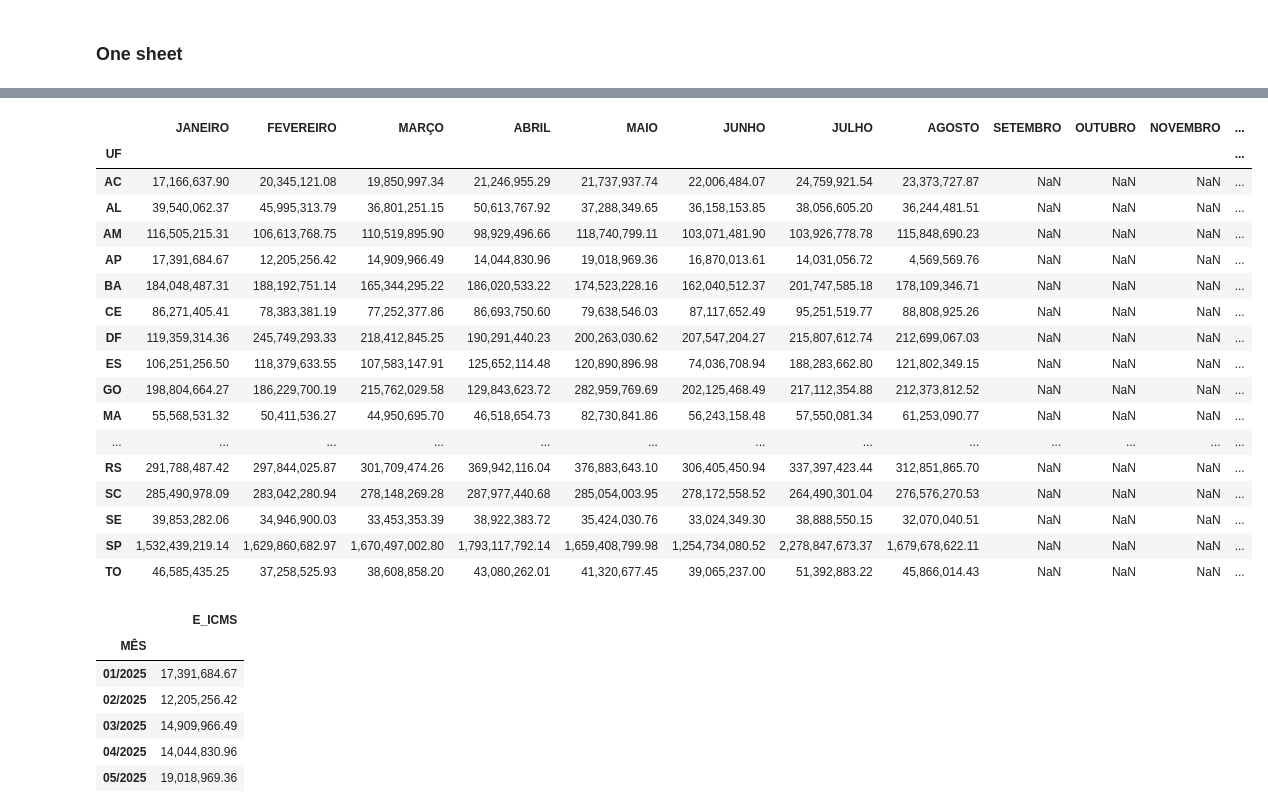
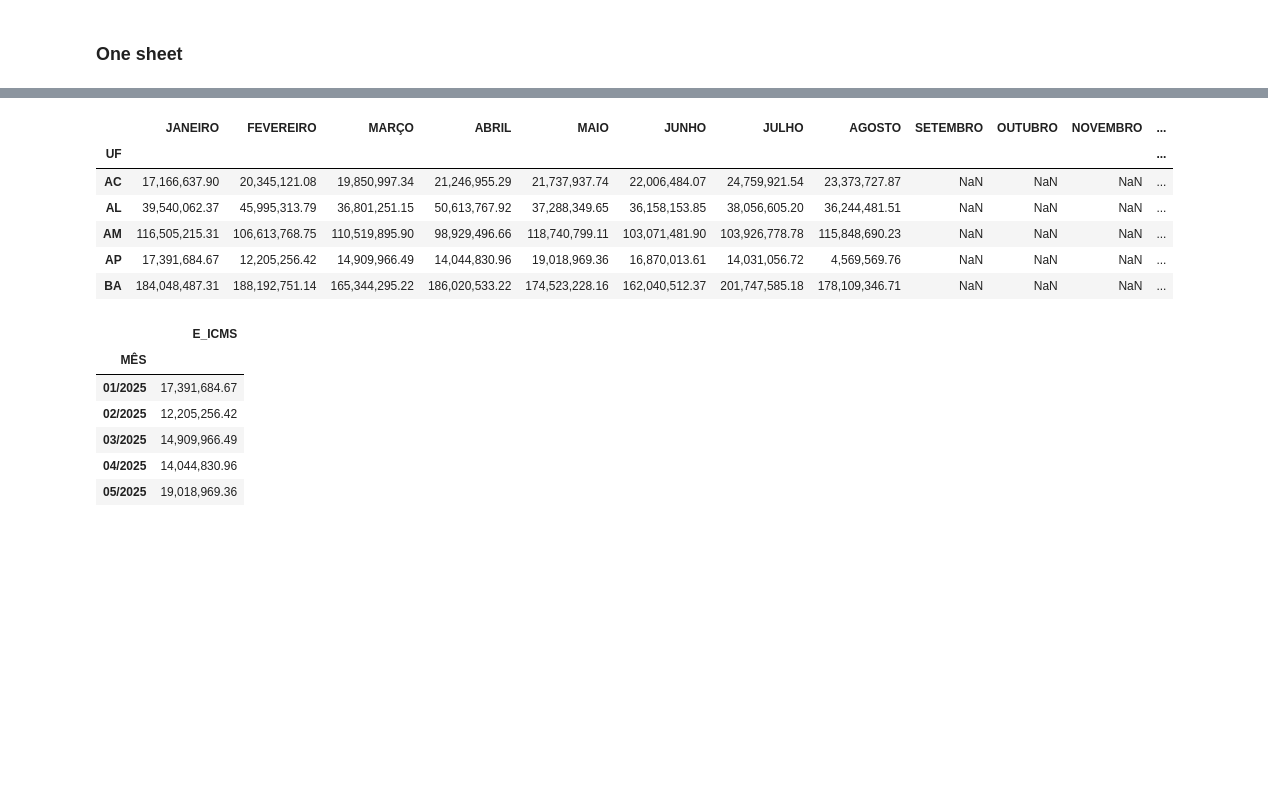
Before and after one commit to adrsb/cacs_fundeb_analysis, a Jupyter notebook: notebooks/00_exploratory_data_analysis.ipynb, the cells around one changed output, grey strips where cells are left out. Drawn from its saved outputs; the diff is of its cells as text; code cells hidden in the pictures; blank space fills up the shorter version.

```diff
--- a/notebooks/00_exploratory_data_analysis.ipynb
+++ b/notebooks/00_exploratory_data_analysis.ipynb
@@ -268,25 +267,16 @@ raw_fnde_sheet_data
 # %%
-from src.processing.public_transfers import clean_fnde_sheet_data
+from src.cacs_fundeb_analysis.elt.transform.public_transfers import (
+    clean_fnde_sheet_data,
+)
 
 clean_fnde_sheet_data = clean_fnde_sheet_data(raw_fnde_sheet_data)
-clean_fnde_sheet_data
+clean_fnde_sheet_data.head()
 # %% [output]
 |  | JANEIRO | FEVEREIRO | MARÇO | ABRIL | MAIO | JUNHO | JULHO | AGOSTO | SETEMBRO | OUTUBRO | NOVEMBRO | ... |
 | UF |  |  |  |  |  |  |  |  |  |  |  | ... |
 | AC | 17,166,637.90 | 20,345,121.08 | 19,850,997.34 | 21,246,955.29 | 21,737,937.74 | 22,006,484.07 | 24,759,921.54 | 23,373,727.87 | NaN | NaN | NaN | ... |
 | AL | 39,540,062.37 | 45,995,313.79 | 36,801,251.15 | 50,613,767.92 | 37,288,349.65 | 36,158,153.85 | 38,056,605.20 | 36,244,481.51 | NaN | NaN | NaN | ... |
 | AM | 116,505,215.31 | 106,613,768.75 | 110,519,895.90 | 98,929,496.66 | 118,740,799.11 | 103,071,481.90 | 103,926,778.78 | 115,848,690.23 | NaN | NaN | NaN | ... |
 | AP | 17,391,684.67 | 12,205,256.42 | 14,909,966.49 | 14,044,830.96 | 19,018,969.36 | 16,870,013.61 | 14,031,056.72 | 4,569,569.76 | NaN | NaN | NaN | ... |
 | BA | 184,048,487.31 | 188,192,751.14 | 165,344,295.22 | 186,020,533.22 | 174,523,228.16 | 162,040,512.37 | 201,747,585.18 | 178,109,346.71 | NaN | NaN | NaN | ... |
-| CE | 86,271,405.41 | 78,383,381.19 | 77,252,377.86 | 86,693,750.60 | 79,638,546.03 | 87,117,652.49 | 95,251,519.77 | 88,808,925.26 | NaN | NaN | NaN | ... |
-| DF | 119,359,314.36 | 245,749,293.33 | 218,412,845.25 | 190,291,440.23 | 200,263,030.62 | 207,547,204.27 | 215,807,612.74 | 212,699,067.03 | NaN | NaN | NaN | ... |
-| ES | 106,251,256.50 | 118,379,633.55 | 107,583,147.91 | 125,652,114.48 | 120,890,896.98 | 74,036,708.94 | 188,283,662.80 | 121,802,349.15 | NaN | NaN | NaN | ... |
-| GO | 198,804,664.27 | 186,229,700.19 | 215,762,029.58 | 129,843,623.72 | 282,959,769.69 | 202,125,468.49 | 217,112,354.88 | 212,373,812.52 | NaN | NaN | NaN | ... |
-| MA | 55,568,531.32 | 50,411,536.27 | 44,950,695.70 | 46,518,654.73 | 82,730,841.86 | 56,243,158.48 | 57,550,081.34 | 61,253,090.77 | NaN | NaN | NaN | ... |
-| ... | ... | ... | ... | ... | ... | ... | ... | ... | ... | ... | ... | ... |
-| RS | 291,788,487.42 | 297,844,025.87 | 301,709,474.26 | 369,942,116.04 | 376,883,643.10 | 306,405,450.94 | 337,397,423.44 | 312,851,865.70 | NaN | NaN | NaN | ... |
-| SC | 285,490,978.09 | 283,042,280.94 | 278,148,269.28 | 287,977,440.68 | 285,054,003.95 | 278,172,558.52 | 264,490,301.04 | 276,576,270.53 | NaN | NaN | NaN | ... |
-| SE | 39,853,282.06 | 34,946,900.03 | 33,453,353.39 | 38,922,383.72 | 35,424,030.76 | 33,024,349.30 | 38,888,550.15 | 32,070,040.51 | NaN | NaN | NaN | ... |
-| SP | 1,532,439,219.14 | 1,629,860,682.97 | 1,670,497,002.80 | 1,793,117,792.14 | 1,659,408,799.98 | 1,254,734,080.52 | 2,278,847,673.37 | 1,679,678,622.11 | NaN | NaN | NaN | ... |
-| TO | 46,585,435.25 | 37,258,525.93 | 38,608,858.20 | 43,080,262.01 | 41,320,677.45 | 39,065,237.00 | 51,392,883.22 | 45,866,014.43 | NaN | NaN | NaN | ... |
 # %%
```
Also changed, not shown: parts of 25 cells of this notebook, 12 other files.
